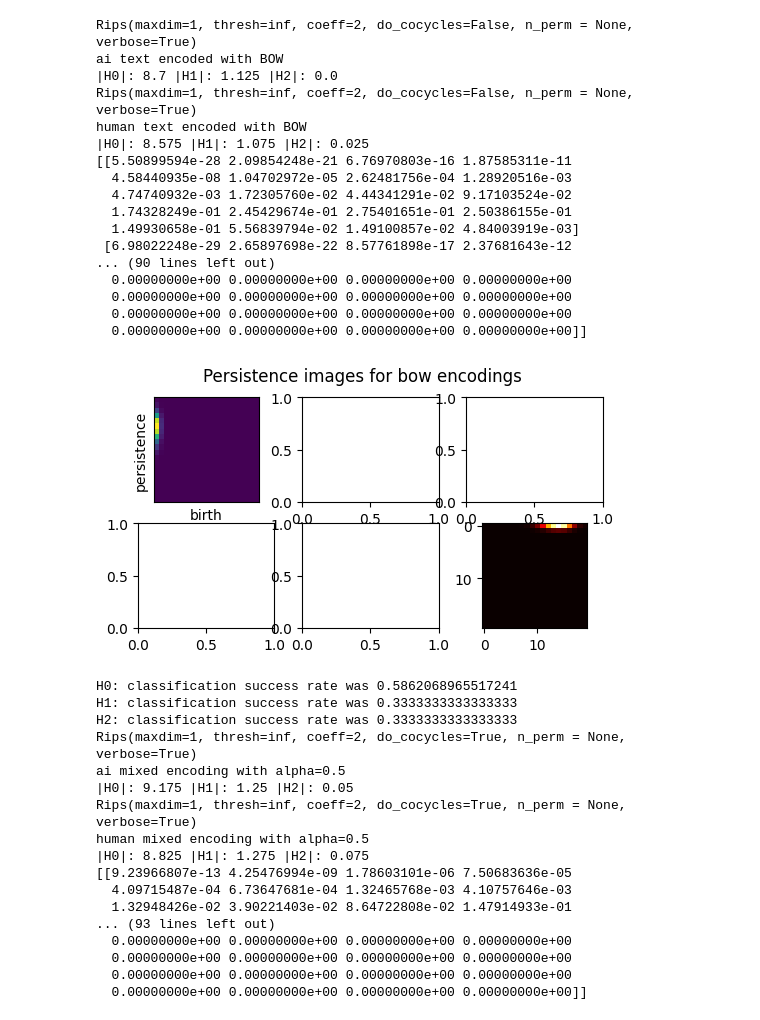
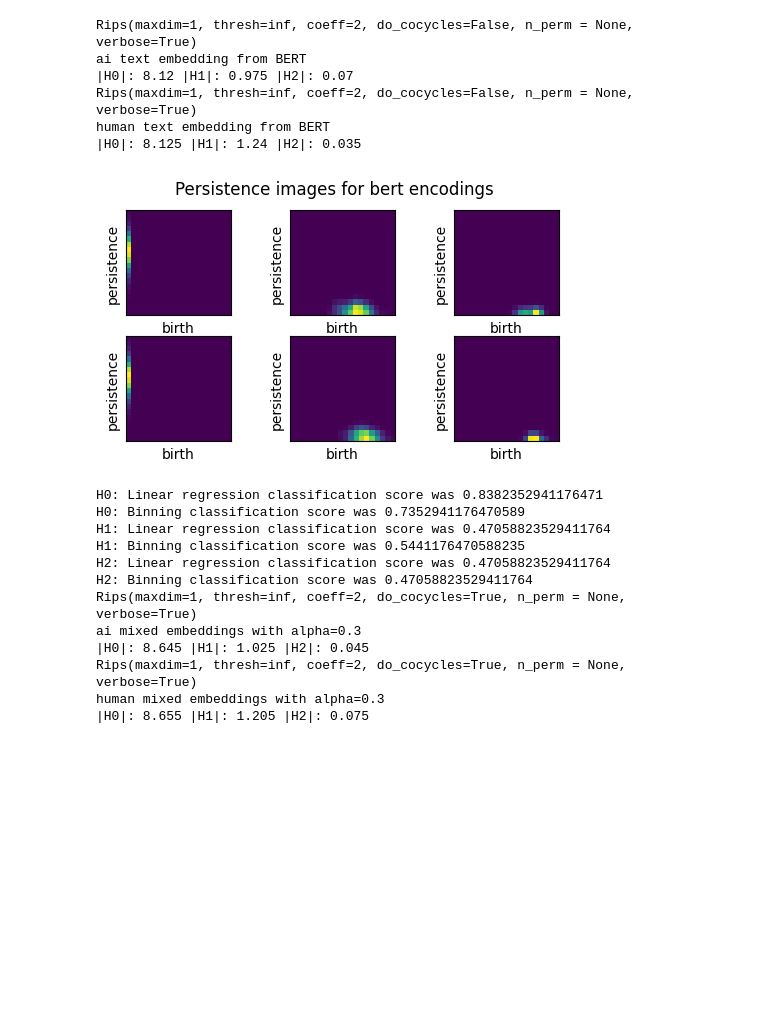
Before and after one commit to aguilin1/tda_ai_text_generation, a Jupyter notebook: tda_ai_text_detection.ipynb, the cells around one changed output. Cells and saved outputs as stored; diff of their text form; code cells hidden in the pictures; blank space fills up the shorter version.

```diff
--- a/tda_ai_text_detection.ipynb
+++ b/tda_ai_text_detection.ipynb
@@ -83,9 +84,15 @@ def angular_distance(embeddings, index_1, index_2):
   cos_sim = cosine_similarity(embeddings[index_1].reshape(1, -1),\
                               embeddings[index_2].reshape(1, -1))[0][0]
 
+  # If we've gotten here it's likely the precision needed to differentiate is more than a float can handle
+  if cos_sim > 1:
+    cos_sim = 1.0
+  elif cos_sim < 0:
+    cos_sim = 0
   dist = 2 * np.arccos(cos_sim) / np.pi
+
+  # The coersion above should make this not necessary, but to be safe
   if np.isnan(dist):
-    # If we've gotten here it's likely the precision needed to differentiate is more than a float can handle
     dist = 0.0
   return dist
 
@@ -382,8 +389,6 @@ def evaluate(matrix, orig_values):
 # Load the pre-computed embeddings stored in github
 def load_cached_embeddings(abstract_type, embedding_type, num_abstracts):
   DATA_FILE_BASE = '/content/tda_ai_text_generation/data/{}_encodings_{}-{}.pkl'
-
-  bow_data = DATA_FILE_BASE.format('bow', abstract_type, 0)
 
   if embedding_type == 'bert':
     batch_sentences = []
@@ -396,10 +401,14 @@ def load_cached_embeddings(abstract_type, embedding_type, num_abstracts):
         batch_sentences += cache_data['sentences']
         batch_embeddings += cache_data['embeddings']
   elif embedding_type == 'bow':
-    with open(bow_data, "rb") as data_file:
-        cache_data = pickle.load(data_file)
-        batch_sentences = cache_data['sentences']
-        batch_embeddings = cache_data['embeddings']
+    batch_sentences = []
+    batch_embeddings = []
+    for i in range(0,num_abstracts,500):
+      bow_data = DATA_FILE_BASE.format('bow', abstract_type, i)
+      with open(bow_data, "rb") as data_file:
+          cache_data = pickle.load(data_file)
+          batch_sentences += cache_data['sentences']
+          batch_embeddings += cache_data['embeddings']
   return batch_sentences, batch_embeddings
 # %%
 # Plot persistence diagram using plotly where the points show the actual chain on hover
@@ -472,11 +481,12 @@ def plot_persistence_diagram_b(births_deaths, still_living, max_epic):
     fig.show()
 # %%
 import pprint
-# Example of the plotly graph
+
 sentences, batch_embeddings = load_cached_embeddings('ai', 'bow', 10)
-pprint.pp({i: sentence for i,sentence in enumerate(sentences[7])})
-d = distances(batch_embeddings[7], False)
+index = 7
+d = distances(batch_embeddings[index], False)
 
 birth_deaths, still_living, max_epic, dims = filtration(d, 'inf')
 plot_persistence_diagram_b(birth_deaths, still_living, max_epic)
+pprint.pp({i: sentence for i,sentence in enumerate(sentences[index])})
 # %% [output]
@@ -805,40 +879,24 @@ def evaluation(embedding_type, time_skeleton = False, with_smoothing = False, al
 # %%
 # testing
-evaluation('bow', time_skeleton=False, with_smoothing=False, num_abstracts=40)
-evaluation('mixed', time_skeleton=False, with_smoothing=False, alpha=0.5, num_abstracts=40)
+evaluation('bert', time_skeleton=False, with_smoothing=False, num_abstracts=200)
+evaluation('mixed', time_skeleton=False, with_smoothing=False, alpha=0.3, num_abstracts=200)
 # %% [output]
 Rips(maxdim=1, thresh=inf, coeff=2, do_cocycles=False, n_perm = None, verbose=True)
-ai text encoded with BOW
-|H0|: 8.7 |H1|: 1.125 |H2|: 0.0
+ai text embedding from BERT
+|H0|: 8.12 |H1|: 0.975 |H2|: 0.07
 Rips(maxdim=1, thresh=inf, coeff=2, do_cocycles=False, n_perm = None, verbose=True)
-human text encoded with BOW
-|H0|: 8.575 |H1|: 1.075 |H2|: 0.025
-[[5.50899594e-28 2.09854248e-21 6.76970803e-16 1.87585311e-11
-  4.58440935e-08 1.04702972e-05 2.62481756e-04 1.28920516e-03
-  4.74740932e-03 1.72305760e-02 4.44341291e-02 9.17103524e-02
-  1.74328249e-01 2.45429674e-01 2.75401651e-01 2.50386155e-01
-  1.49930658e-01 5.56839794e-02 1.49100857e-02 4.84003919e-03]
- [6.98022248e-29 2.65897698e-22 8.57761898e-17 2.37681643e-12
-... (90 lines left out)
-  0.00000000e+00 0.00000000e+00 0.00000000e+00 0.00000000e+00
-  0.00000000e+00 0.00000000e+00 0.00000000e+00 0.00000000e+00
-  0.00000000e+00 0.00000000e+00 0.00000000e+00 0.00000000e+00
-  0.00000000e+00 0.00000000e+00 0.00000000e+00 0.00000000e+00]]
+human text embedding from BERT
+|H0|: 8.125 |H1|: 1.24 |H2|: 0.035
-[figure, old version]
+[figure, new version]
-H0: classification success rate was 0.5862068965517241
-H1: classification success rate was 0.3333333333333333
-H2: classification success rate was 0.3333333333333333
+H0: Linear regression classification score was 0.8382352941176471
+H0: Binning classification score was 0.7352941176470589
+H1: Linear regression classification score was 0.47058823529411764
+H1: Binning classification score was 0.5441176470588235
+H2: Linear regression classification score was 0.47058823529411764
+H2: Binning classification score was 0.47058823529411764
 Rips(maxdim=1, thresh=inf, coeff=2, do_cocycles=True, n_perm = None, verbose=True)
-ai mixed encoding with alpha=0.5
-|H0|: 9.175 |H1|: 1.25 |H2|: 0.05
+ai mixed embeddings with alpha=0.3
+|H0|: 8.645 |H1|: 1.025 |H2|: 0.045
 Rips(maxdim=1, thresh=inf, coeff=2, do_cocycles=True, n_perm = None, verbose=True)
-human mixed encoding with alpha=0.5
-|H0|: 8.825 |H1|: 1.275 |H2|: 0.075
-[[9.23966807e-13 4.25476994e-09 1.78603101e-06 7.50683636e-05
-  4.09715487e-04 6.73647681e-04 1.32465768e-03 4.10757646e-03
-  1.32948426e-02 3.90221403e-02 8.64722808e-02 1.47914933e-01
-... (93 lines left out)
-  0.00000000e+00 0.00000000e+00 0.00000000e+00 0.00000000e+00
-  0.00000000e+00 0.00000000e+00 0.00000000e+00 0.00000000e+00
-  0.00000000e+00 0.00000000e+00 0.00000000e+00 0.00000000e+00
-  0.00000000e+00 0.00000000e+00 0.00000000e+00 0.00000000e+00]]
+human mixed embeddings with alpha=0.3
+|H0|: 8.655 |H1|: 1.205 |H2|: 0.075
```
Also changed, not shown: parts of 9 cells of this notebook.
